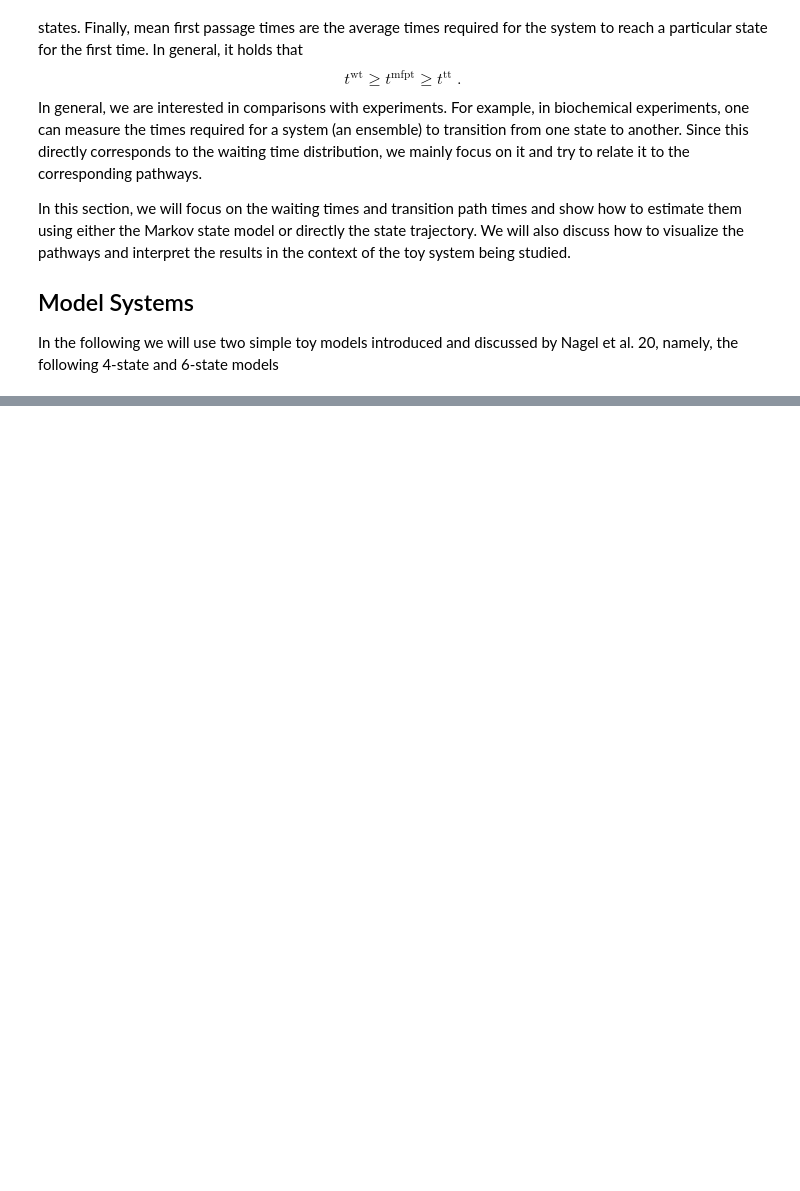
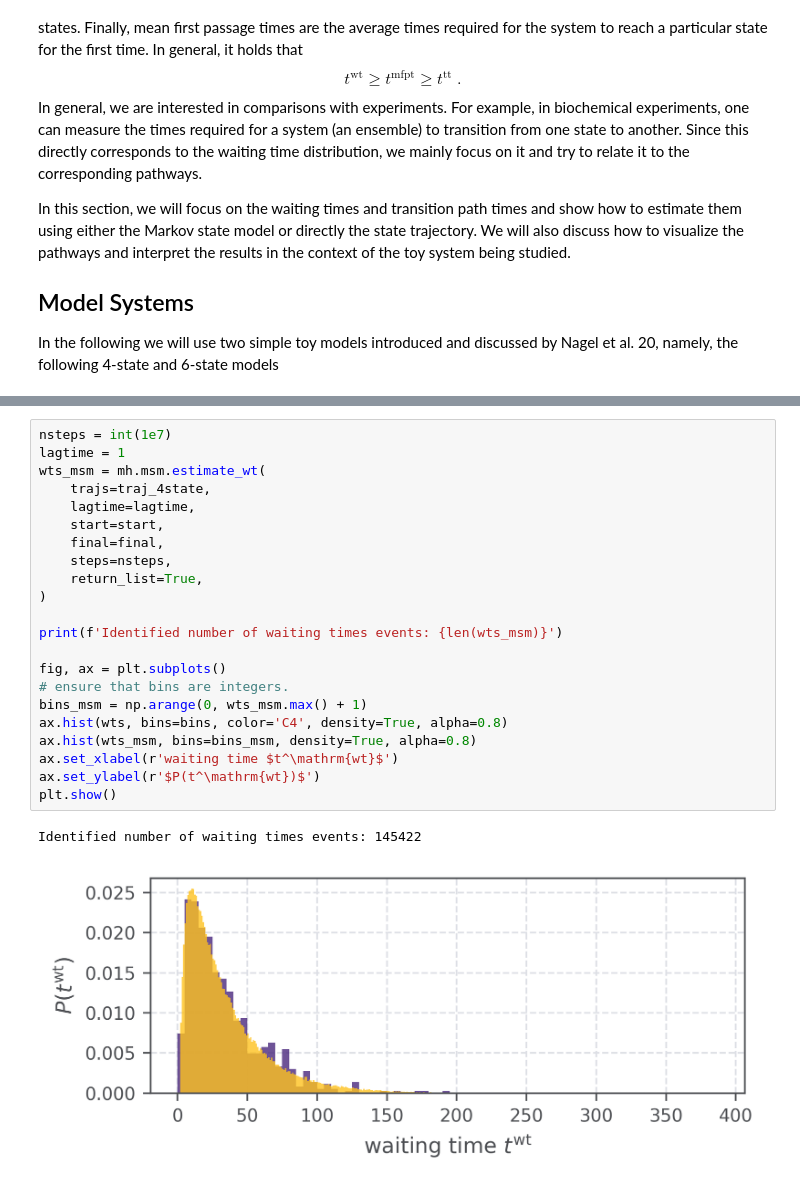
Before and after one commit to moldyn/msmhelper, a Jupyter notebook: docs/tutorials/timescales.ipynb, the cells around one changed output, grey strips where cells are left out. Saved outputs shown, nothing was run; the diff lists cells and outputs as text; blank space fills up the shorter version.

```diff
--- a/docs/tutorials/timescales.ipynb
+++ b/docs/tutorials/timescales.ipynb
@@ -85,0 +142,25 @@ Identified pathways with time of events given in [frames]:
+# %%
+nsteps = int(1e7)
+lagtime = 1
+wts_msm = mh.msm.estimate_wt(
+    trajs=traj_4state,
+    lagtime=lagtime,
+    start=start,
+    final=final,
+    steps=nsteps,
+    return_list=True,
+)
+
+print(f'Identified number of waiting times events: {len(wts_msm)}')
+
+fig, ax = plt.subplots()
+# ensure that bins are integers.
+bins_msm = np.arange(0, wts_msm.max() + 1)
+ax.hist(wts, bins=bins, color='C4', density=True, alpha=0.8)
+ax.hist(wts_msm, bins=bins_msm, density=True, alpha=0.8)
+ax.set_xlabel(r'waiting time $t^\mathrm{wt}$')
+ax.set_ylabel(r'$P(t^\mathrm{wt})$')
+plt.show()
+# %% [output]
+Identified number of waiting times events: 145422
+[figure, added]
```
Also changed, not shown: parts of 13 cells of this notebook.
